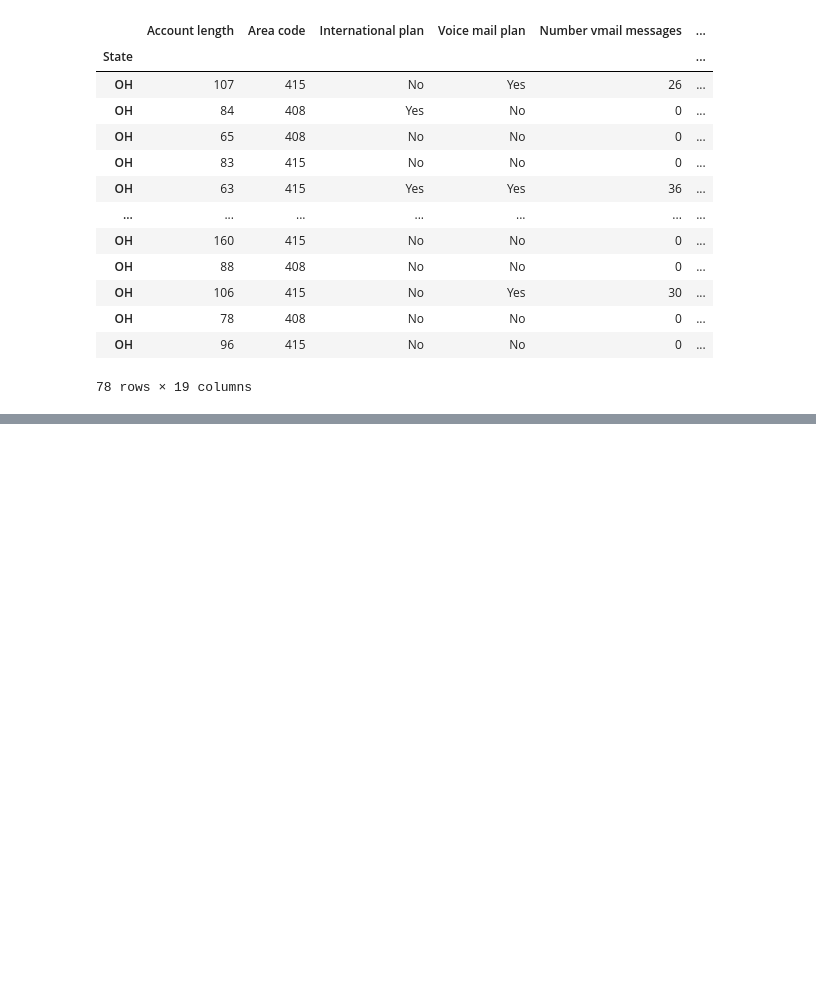
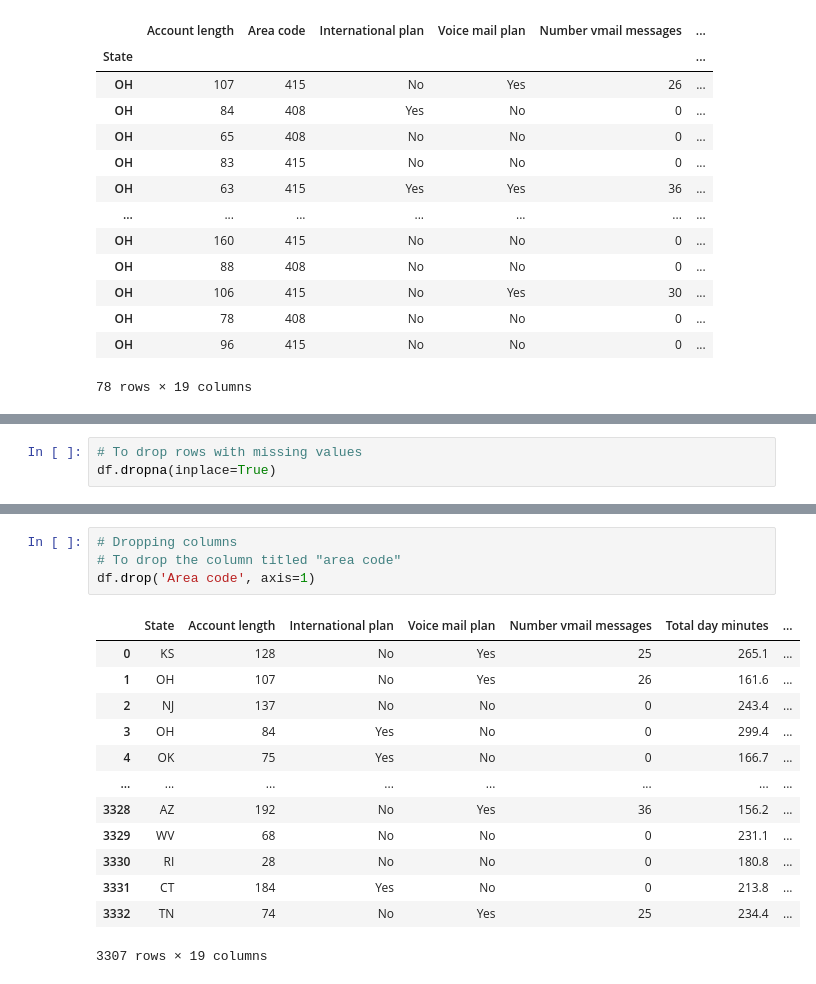
Before and after one commit to gabbycjames/BootcampPortfolio, a Jupyter notebook: Intro to Python II.ipynb, the cells around one changed output, grey strips where cells are left out. Saved outputs shown, nothing was run; the diff lists cells and outputs as text; blank space fills up the shorter version.

```diff
--- a/Intro to Python II.ipynb
+++ b/Intro to Python II.ipynb
@@ -480,0 +503,3 @@ state.loc['OH']
+# %%
+# To drop rows with missing values
+df.dropna(inplace=True)
@@ -480,0 +526,18 @@ state.loc['OH']
+# %%
+# Dropping columns
+# To drop the column titled "area code"
+df.drop('Area code', axis=1)
+# %% [output]
+|  | State | Account length | International plan | Voice mail plan | Number vmail messages | Total day minutes | ... |
+| 0 | KS | 128 | No | Yes | 25 | 265.1 | ... |
+| 1 | OH | 107 | No | Yes | 26 | 161.6 | ... |
+| 2 | NJ | 137 | No | No | 0 | 243.4 | ... |
+| 3 | OH | 84 | Yes | No | 0 | 299.4 | ... |
+| 4 | OK | 75 | Yes | No | 0 | 166.7 | ... |
+| ... | ... | ... | ... | ... | ... | ... | ... |
+| 3328 | AZ | 192 | No | Yes | 36 | 156.2 | ... |
+| 3329 | WV | 68 | No | No | 0 | 231.1 | ... |
+| 3330 | RI | 28 | No | No | 0 | 180.8 | ... |
+| 3331 | CT | 184 | Yes | No | 0 | 213.8 | ... |
+| 3332 | TN | 74 | No | Yes | 25 | 234.4 | ... |
+3307 rows × 19 columns
```
Also changed, not shown: parts of 12 cells of this notebook, 1 other file.
